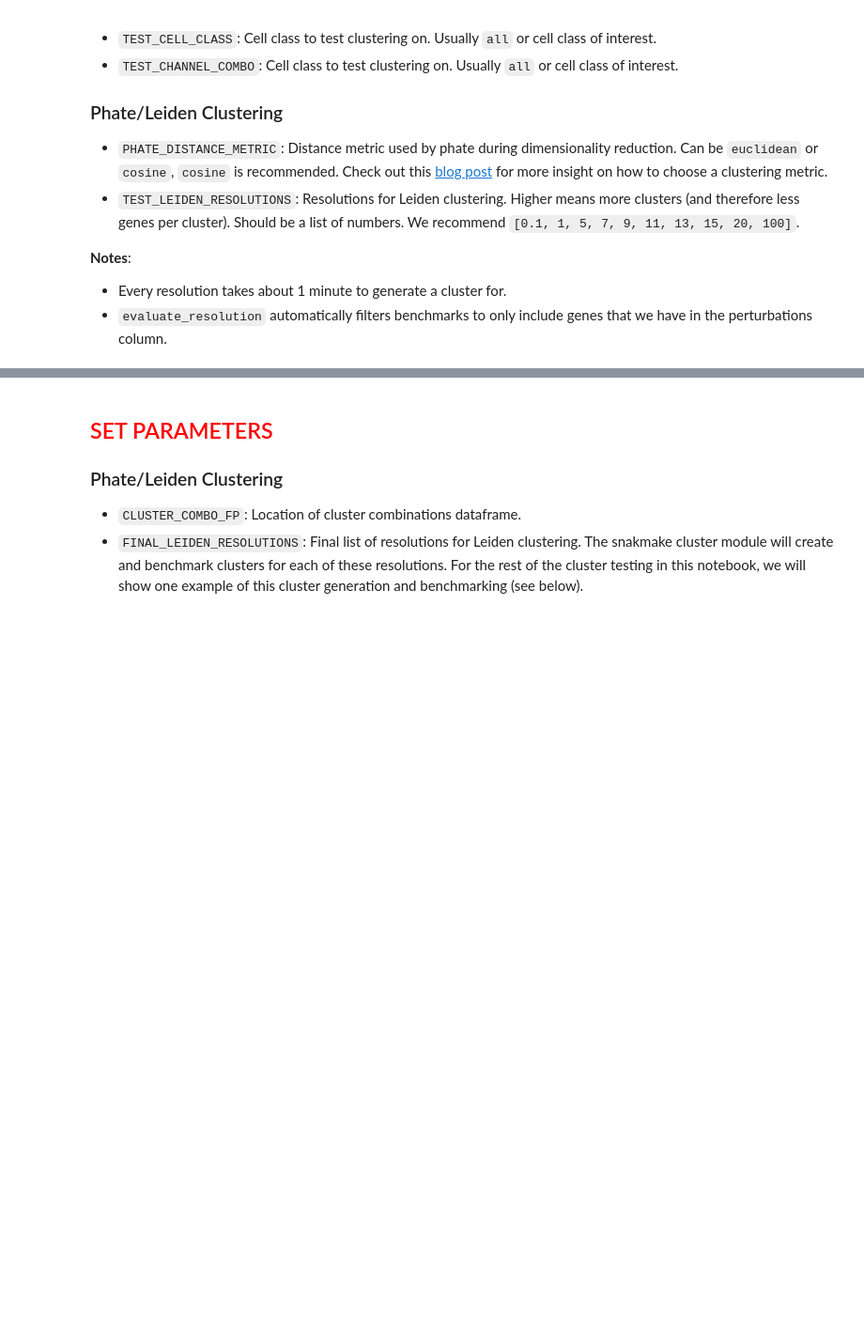
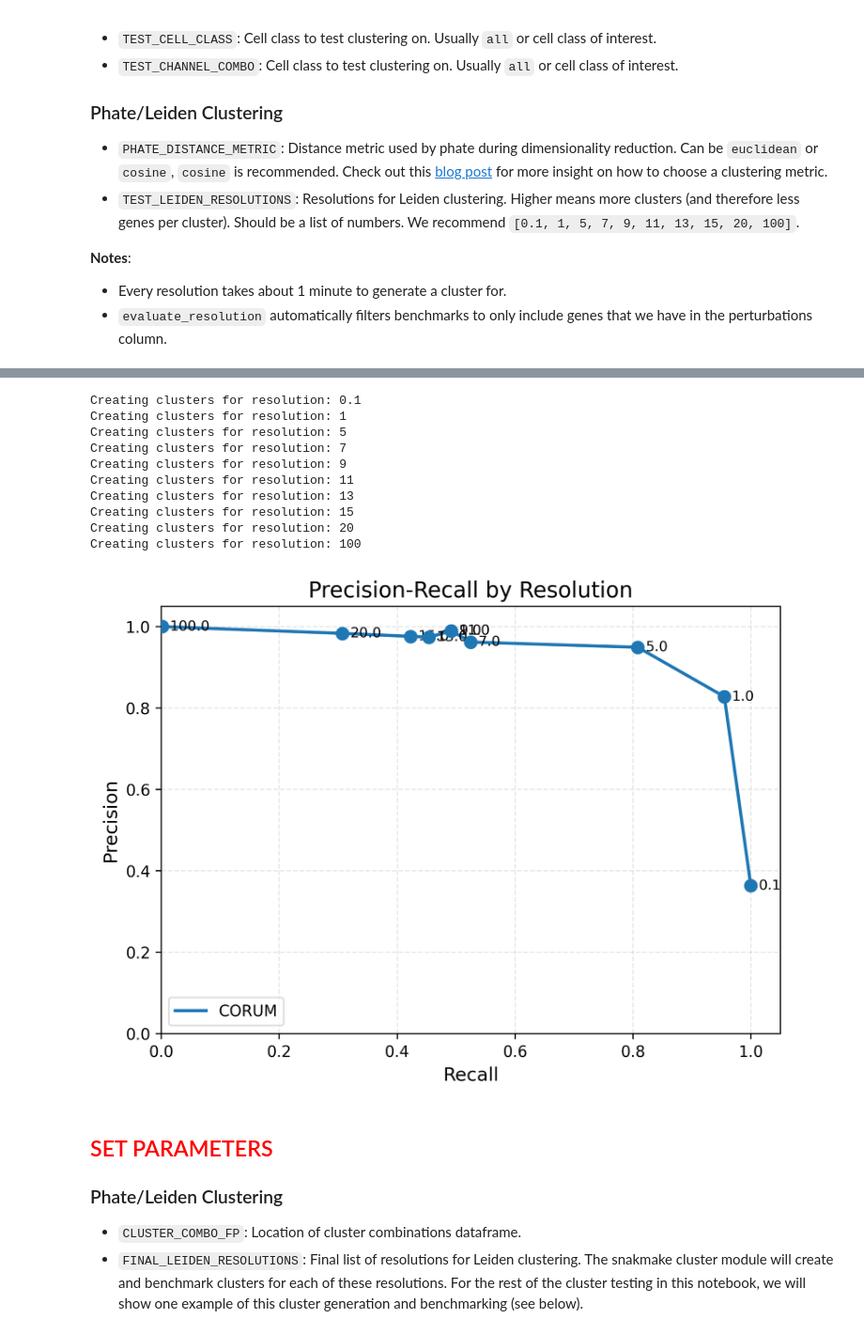
Before and after one commit to cheeseman-lab/denali-analysis, a Jupyter notebook: analysis/9.configure_cluster_params.ipynb, the cells around one changed output, grey strips where cells are left out. Shown: that part at 94% size. Cells and saved outputs as stored; diff of their text form; code cells hidden in the pictures; blank space fills up the shorter version.

Commit message:
rerun cluster

```diff
--- a/analysis/9.configure_cluster_params.ipynb
+++ b/analysis/9.configure_cluster_params.ipynb
@@ -147,6 +216,7 @@ TEST_CELL_CLASS = "all"
 TEST_CHANNEL_COMBO = "DAPI_CENPA"
 
 PHATE_DISTANCE_METRIC = "cosine"
+PERTURBATION_AUC_THRESHOLD = 0.7
 TEST_LEIDEN_RESOLUTIONS = [0.1, 1, 5, 7, 9, 11, 13, 15, 20, 100]
 
 CONTROL_KEY = config["aggregate"]["control_key"]
@@ -163,4 +233,10 @@ aggregated_data_path = (
 )
 aggregated_data = pd.read_csv(aggregated_data_path, sep="\t")
 
+if PERTURBATION_AUC_THRESHOLD is not None:
+    aggregated_data = aggregated_data[
+        (aggregated_data["gene_symbol_0"].str.startswith("nontargeting_"))
+        | (aggregated_data["perturbation_auc"] > PERTURBATION_AUC_THRESHOLD)
+    ]
+
 aggregated_data
@@ -167,43 +257,43 @@ aggregated_data
 # %%
-aggregated_data_path = (
-    ROOT_FP
-    / "aggregate_ps_test"
-    / "tsvs"
-    / get_filename(
-        {"cell_class": TEST_CELL_CLASS, "channel_combo": TEST_CHANNEL_COMBO},
-        "aggregated",
-        "tsv",
-    )
-)
-aggregated_data = pd.read_csv(aggregated_data_path, sep="\t")
-
 # create baseline data by shuffling columns independently
 shuffled_aggregated_data = aggregated_data.copy()
 feature_start_idx = shuffled_aggregated_data.columns.get_loc("PC_0")
 feature_cols = shuffled_aggregated_data.columns[feature_start_idx:]
 for col in feature_cols:
     shuffled_aggregated_data[col] = np.random.permutation(
         shuffled_aggregated_data[col].values
     )
 
 # Run the benchmark analysis with the CORUM clusters
 group_benchmarks = {
     "CORUM": corum_group_benchmark,
 }
 
 # Run the resolution thresholding analysis
 results_df, thresholding_fig = evaluate_resolution(
     aggregated_data,
     PHATE_DISTANCE_METRIC,
     TEST_LEIDEN_RESOLUTIONS,
     group_benchmarks,
     PERTURBATION_NAME_COL,
     CONTROL_KEY,
 )
 
 # Display the figure
 plt.figure(thresholding_fig.number)
 plt.show()
+# %% [output]
+Creating clusters for resolution: 0.1
+Creating clusters for resolution: 1
+Creating clusters for resolution: 5
+Creating clusters for resolution: 7
+Creating clusters for resolution: 9
+Creating clusters for resolution: 11
+Creating clusters for resolution: 13
+Creating clusters for resolution: 15
+Creating clusters for resolution: 20
+Creating clusters for resolution: 100
+[figure, added]
 # %% [markdown]
 ## <font color='red'>SET PARAMETERS</font>
 
```
Also changed, not shown: parts of 9 cells of this notebook.
